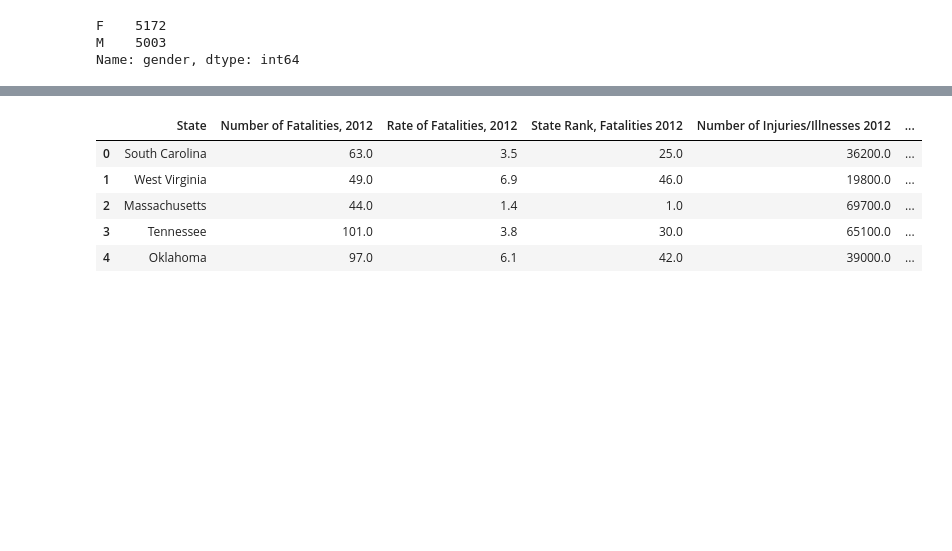
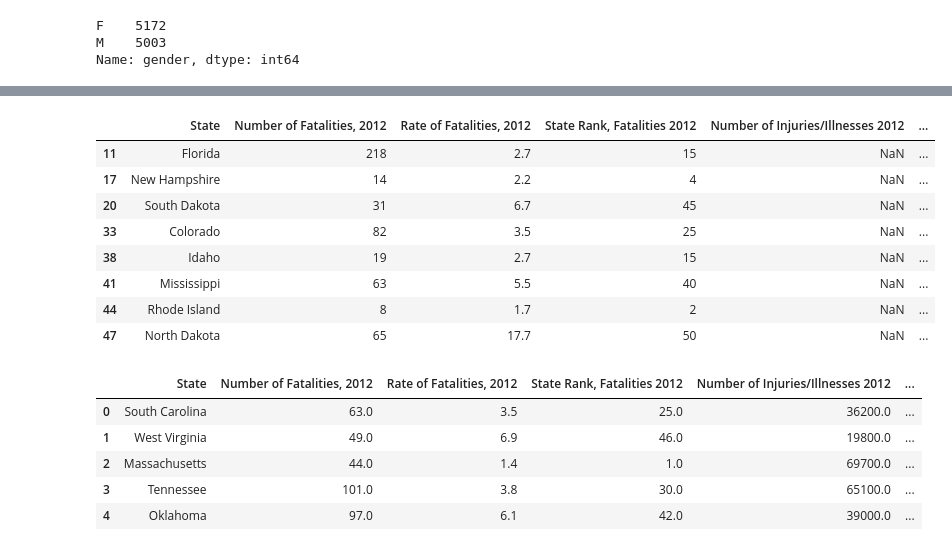
Before and after one commit to asfabiano/byu_econ_applied_machine_learning, a Jupyter notebook: homeworks/Homework_1.ipynb, the cells around one changed output, grey strips where cells are left out. Saved outputs shown, nothing was run; the diff lists cells and outputs as text; code cells hidden in the pictures; blank space fills up the shorter version.

```diff
--- a/homeworks/Homework_1.ipynb
+++ b/homeworks/Homework_1.ipynb
@@ -150,0 +159,13 @@ work_fatal['State'] = work_fatal['State'].map(lambda x: str(x).split('\r')[0])
+# %%
+sum(work_fatal['Number of Injuries/Illnesses 2012'].isnull())
+work_fatal[work_fatal['Number of Injuries/Illnesses 2012'].isnull()]
+# %% [output]
+|  | State | Number of Fatalities, 2012 | Rate of Fatalities, 2012 | State Rank, Fatalities 2012 | Number of Injuries/Illnesses 2012 | ... |
+| 11 | Florida | 218 | 2.7 | 15 | NaN | ... |
+| 17 | New Hampshire | 14 | 2.2 | 4 | NaN | ... |
+| 20 | South Dakota | 31 | 6.7 | 45 | NaN | ... |
+| 33 | Colorado | 82 | 3.5 | 25 | NaN | ... |
+| 38 | Idaho | 19 | 2.7 | 15 | NaN | ... |
+| 41 | Mississippi | 63 | 5.5 | 40 | NaN | ... |
+| 44 | Rhode Island | 8 | 1.7 | 2 | NaN | ... |
+| 47 | North Dakota | 65 | 17.7 | 50 | NaN | ... |
```
Also changed, not shown: parts of 22 cells of this notebook.
